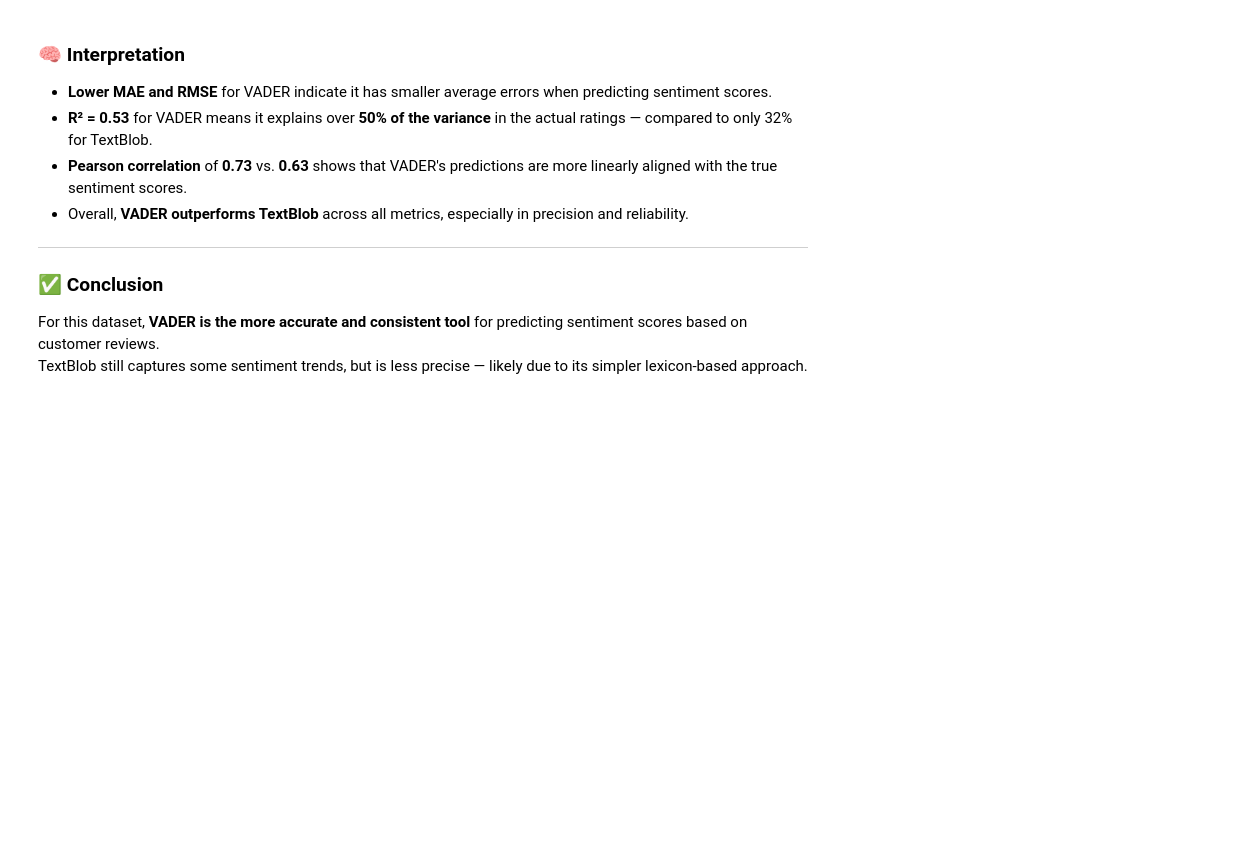
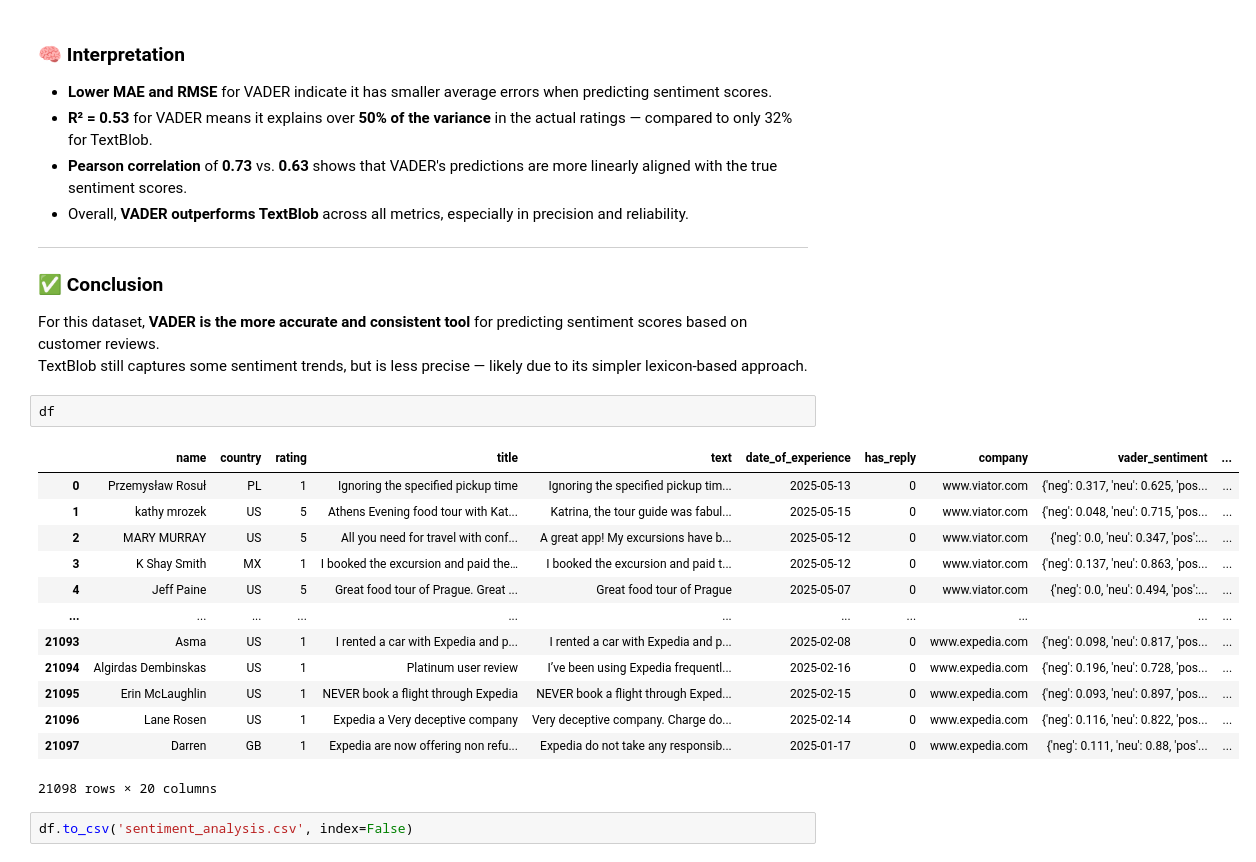
Before and after one commit to pnppl1/apr25_bde_int_supply, a Jupyter notebook: 3_data_consumption/Sentiment_Analysis_Comparison.ipynb, the cells around one changed output. Drawn from its saved outputs; the diff is of its cells as text; blank space fills up the shorter version.

```diff
--- a/3_data_consumption/Sentiment_Analysis_Comparison.ipynb
+++ b/3_data_consumption/Sentiment_Analysis_Comparison.ipynb
@@ -329,3 +336,21 @@ Pearson: 0.6323
 
 For this dataset, **VADER is the more accurate and consistent tool** for predicting sentiment scores based on customer reviews.
 TextBlob still captures some sentiment trends, but is less precise — likely due to its simpler lexicon-based approach.
+# %%
+df
+# %% [output]
+|  | name | country | rating | title | text | date_of_experience | has_reply | company | vader_sentiment | ... |
+| 0 | Przemysław Rosuł | PL | 1 | Ignoring the specified pickup time | Ignoring the specified pickup tim... | 2025-05-13 | 0 | www.viator.com | {'neg': 0.317, 'neu': 0.625, 'pos... | ... |
+| 1 | kathy mrozek | US | 5 | Athens Evening food tour with Kat... | Katrina, the tour guide was fabul... | 2025-05-15 | 0 | www.viator.com | {'neg': 0.048, 'neu': 0.715, 'pos... | ... |
+| 2 | MARY MURRAY | US | 5 | All you need for travel with conf... | A great app! My excursions have b... | 2025-05-12 | 0 | www.viator.com | {'neg': 0.0, 'neu': 0.347, 'pos':... | ... |
+| 3 | K Shay Smith | MX | 1 | I booked the excursion and paid the… | I booked the excursion and paid t... | 2025-05-12 | 0 | www.viator.com | {'neg': 0.137, 'neu': 0.863, 'pos... | ... |
+| 4 | Jeff Paine | US | 5 | Great food tour of Prague. Great ... | Great food tour of Prague | 2025-05-07 | 0 | www.viator.com | {'neg': 0.0, 'neu': 0.494, 'pos':... | ... |
+| ... | ... | ... | ... | ... | ... | ... | ... | ... | ... | ... |
+| 21093 | Asma | US | 1 | I rented a car with Expedia and p... | I rented a car with Expedia and p... | 2025-02-08 | 0 | www.expedia.com | {'neg': 0.098, 'neu': 0.817, 'pos... | ... |
+| 21094 | Algirdas Dembinskas | US | 1 | Platinum user review | I’ve been using Expedia frequentl... | 2025-02-16 | 0 | www.expedia.com | {'neg': 0.196, 'neu': 0.728, 'pos... | ... |
+| 21095 | Erin McLaughlin | US | 1 | NEVER book a flight through Expedia | NEVER book a flight through Exped... | 2025-02-15 | 0 | www.expedia.com | {'neg': 0.093, 'neu': 0.897, 'pos... | ... |
+| 21096 | Lane Rosen | US | 1 | Expedia a Very deceptive company | Very deceptive company. Charge do... | 2025-02-14 | 0 | www.expedia.com | {'neg': 0.116, 'neu': 0.822, 'pos... | ... |
+| 21097 | Darren | GB | 1 | Expedia are now offering non refu... | Expedia do not take any responsib... | 2025-01-17 | 0 | www.expedia.com | {'neg': 0.111, 'neu': 0.88, 'pos'... | ... |
+21098 rows × 20 columns
+# %%
+df.to_csv('sentiment_analysis.csv', index=False)
```
Also changed, not shown: parts of 3 cells of this notebook, 2 other files.
